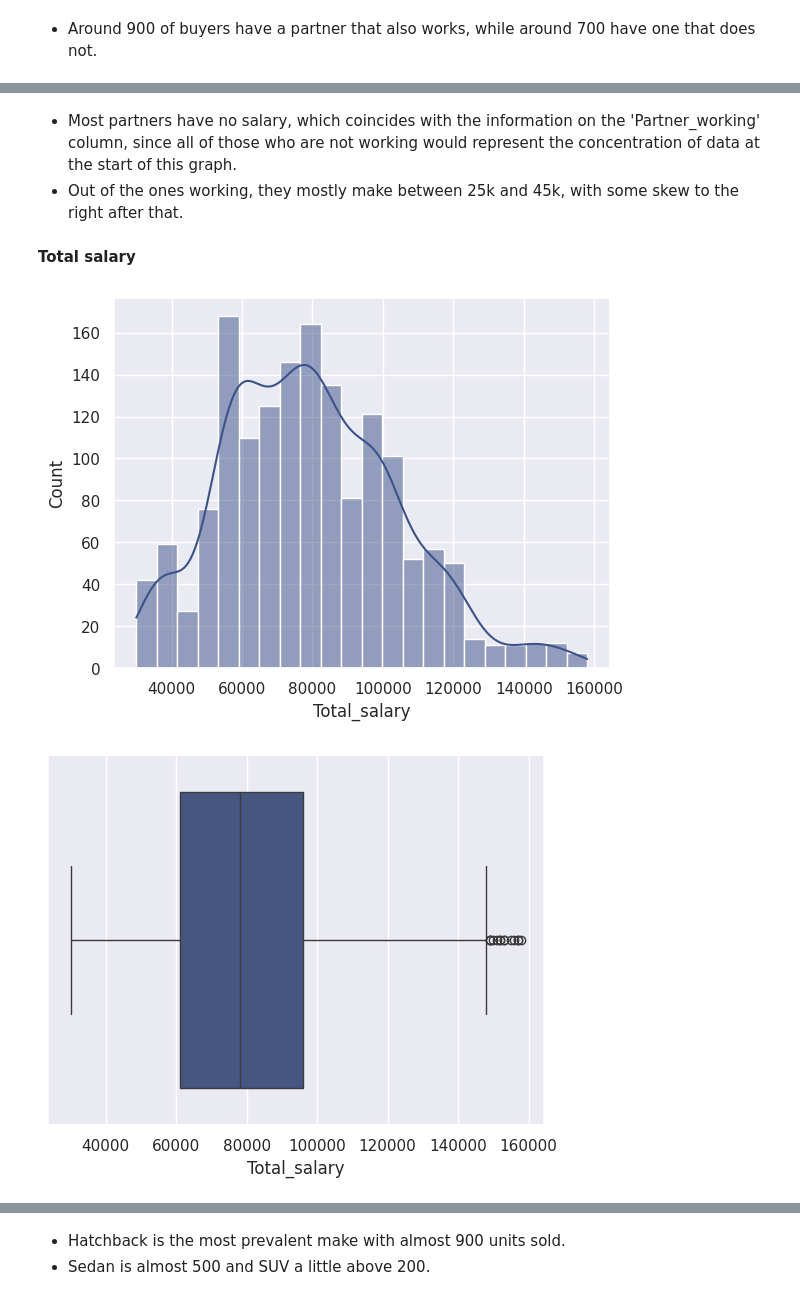
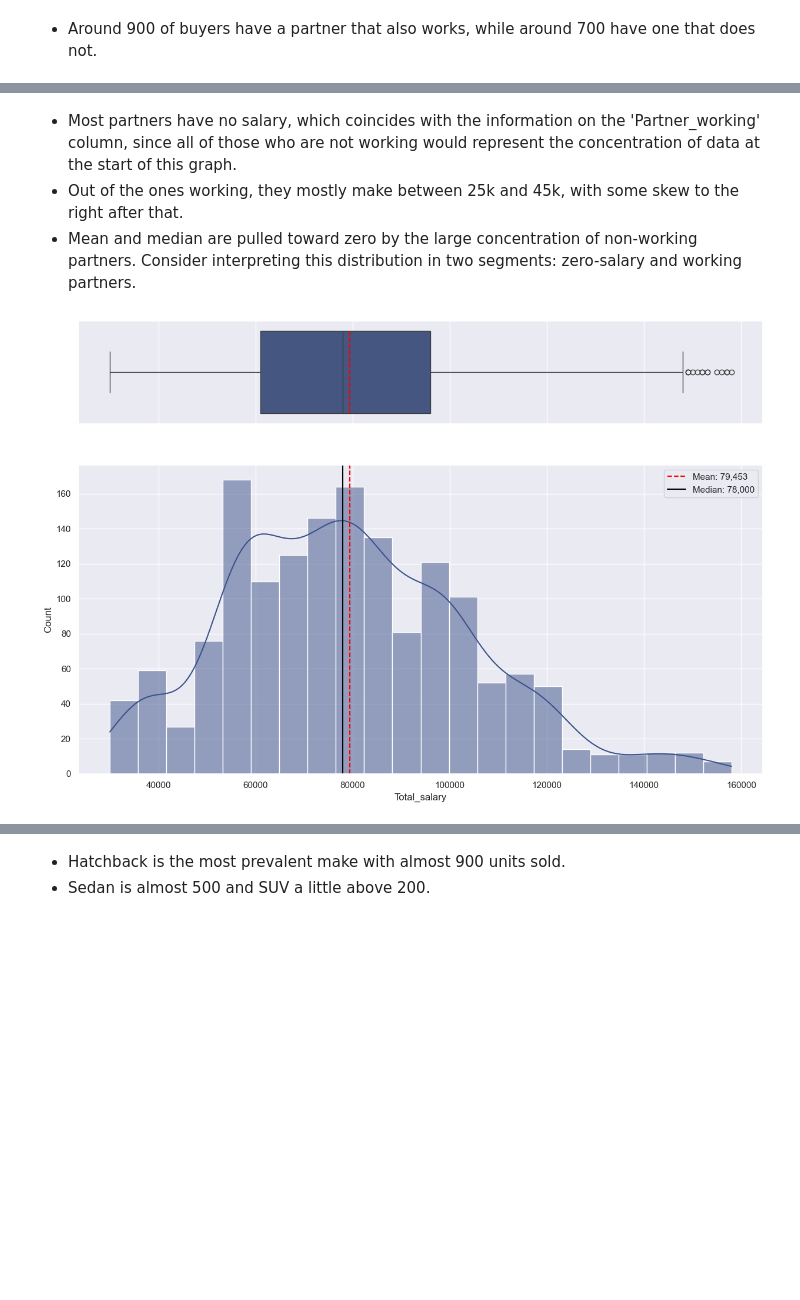
Before and after one commit to berns722/buyer-profiling, a Jupyter notebook: notebooks/exploration.ipynb, the cells around one changed output, grey strips where cells are left out. Cells and saved outputs as stored; diff of their text form; code cells hidden in the pictures; blank space fills up the shorter version.

```diff
--- a/notebooks/exploration.ipynb
+++ b/notebooks/exploration.ipynb
@@ -55,6 +57,4 @@ Drive already mounted at /content/drive; to attempt to forcibly remount, call dr
 # %%
-import pandas as pd
-
-df = pd.read_csv('/content/drive/MyDrive/Project: Foundations of Data-driven Decision-Making: Austo/austo_automobile.csv')
-df.head()
+df = pd.read_csv('../data/austo_automobile.csv')
+head_and_tail(df)
 # %% [output]
@@ -288,14 +237,10 @@ plt.show()
 # %% [markdown]
 *   Most partners have no salary, which coincides with the information on the 'Partner_working' column, since all of those who are not working would represent the concentration of data at the start of this graph.
 *   Out of the ones working, they mostly make between 25k and 45k, with some skew to the right after that.
+* Mean and median are pulled toward zero by the large concentration of non-working partners.
+Consider interpreting this distribution in two segments: zero-salary and working partners.
-# %% [markdown]
-**Total salary**
 # %%
-sns.histplot(data=df,x='Total_salary', kde=True)
-plt.show()
-sns.boxplot(data=df,x='Total_salary')
-plt.show()
+histogram_boxplot(df, "Total_salary", kde=True)
 # %% [output]
-[figure, old version]
+[figure, new version]
-[figure, removed]
 # %% [markdown]
```
Also changed, not shown: parts of 77 cells of this notebook, 1 other file.
